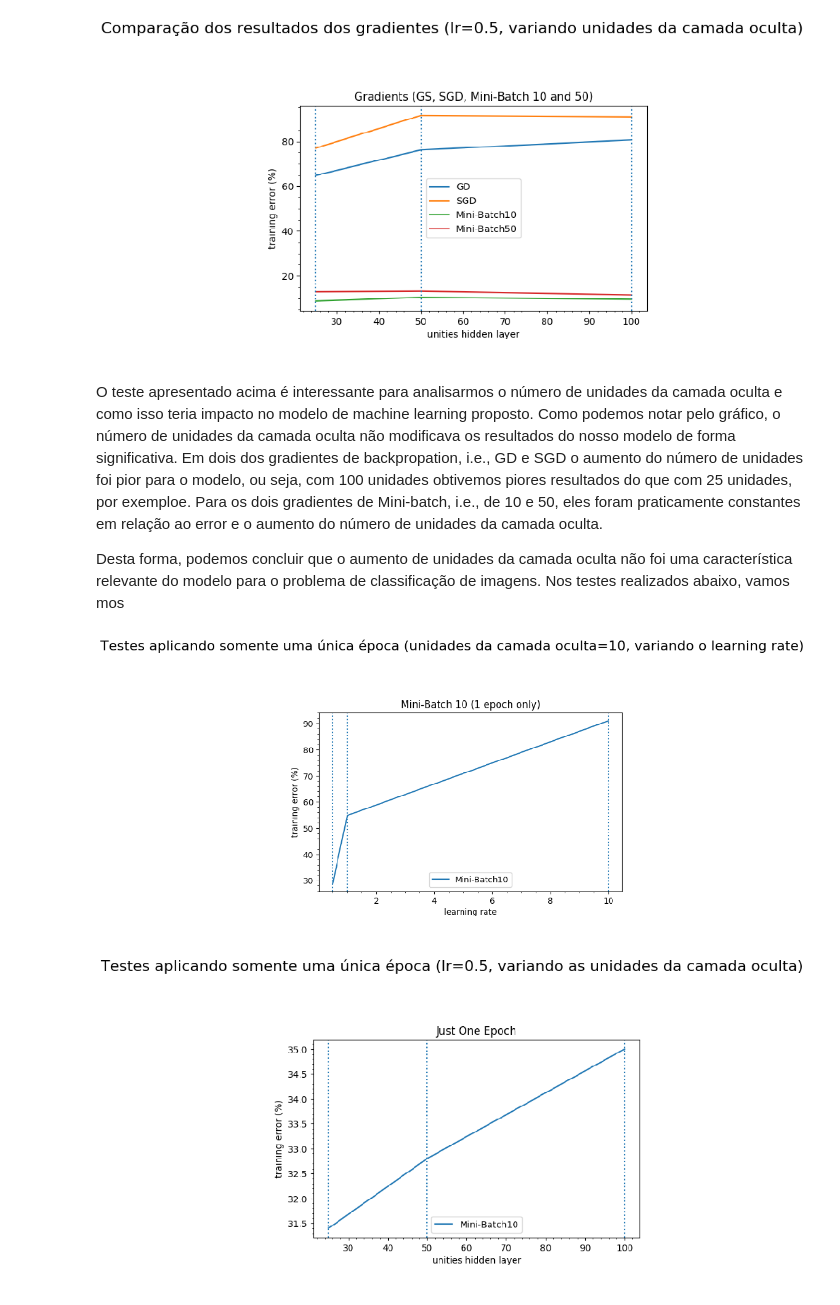
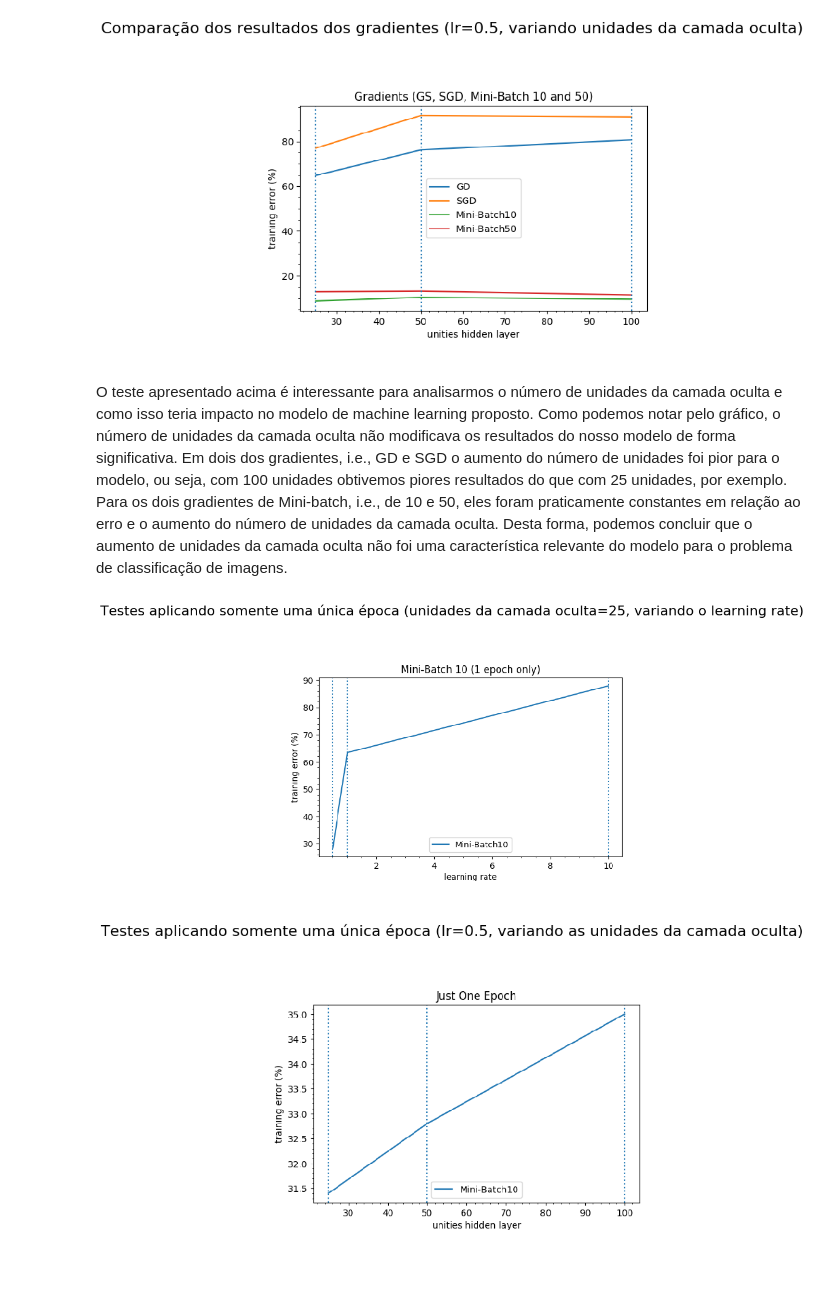
Before and after one commit to gesteves91/tp-ml, a Jupyter notebook: Resultados.ipynb, the cells around one changed output. Saved outputs shown, nothing was run; the diff lists cells and outputs as text; code cells hidden in the pictures.

```diff
--- a/Resultados.ipynb
+++ b/Resultados.ipynb
@@ -80,17 +78,15 @@ imgplot = plt.imshow(img)
 # %% [output]
 [figure]
 # %% [markdown]
-O teste apresentado acima é interessante para analisarmos o número de unidades da camada oculta e como isso teria impacto no modelo de machine learning proposto. Como podemos notar pelo gráfico, o número de unidades da camada oculta não modificava os resultados do nosso modelo de forma significativa. Em dois dos gradientes de backpropation, i.e., GD e SGD o aumento do número de unidades foi pior para o modelo, ou seja, com 100 unidades obtivemos piores resultados do que com 25 unidades, por exemploe. Para os dois gradientes de Mini-batch, i.e., de 10 e 50, eles foram praticamente constantes em relação ao error e o aumento do número de unidades da camada oculta.
-
-Desta forma, podemos concluir que o aumento de unidades da camada oculta não foi uma característica relevante do modelo para o problema de classificação de imagens. Nos testes realizados abaixo, vamos mos
+O teste apresentado acima é interessante para analisarmos o número de unidades da camada oculta e como isso teria impacto no modelo de machine learning proposto. Como podemos notar pelo gráfico, o número de unidades da camada oculta não modificava os resultados do nosso modelo de forma significativa. Em dois dos gradientes, i.e., GD e SGD o aumento do número de unidades foi pior para o modelo, ou seja, com 100 unidades obtivemos piores resultados do que com 25 unidades, por exemplo. Para os dois gradientes de Mini-batch, i.e., de 10 e 50, eles foram praticamente constantes em relação ao erro e o aumento do número de unidades da camada oculta. Desta forma, podemos concluir que o aumento de unidades da camada oculta não foi uma característica relevante do modelo para o problema de classificação de imagens.
 # %%
 img = mpimg.imread('img/one-epoch.png')
 plt.figure(figsize=(10, 8))
-plt.suptitle("Testes aplicando somente uma única época (unidades da camada oculta=10, variando o learning rate)", size=22)
+plt.suptitle("Testes aplicando somente uma única época (unidades da camada oculta=25, variando o learning rate)", size=22)
 plt.axis('off')
 imgplot = plt.imshow(img)
 # %% [output]
-[figure, old version]
+[figure, new version]
 # %%
 img = mpimg.imread('img/one-epoch-unities.png')
 plt.figure(figsize=(10, 8))
```
Also changed, not shown: parts of 11 cells of this notebook, 7 other files.
